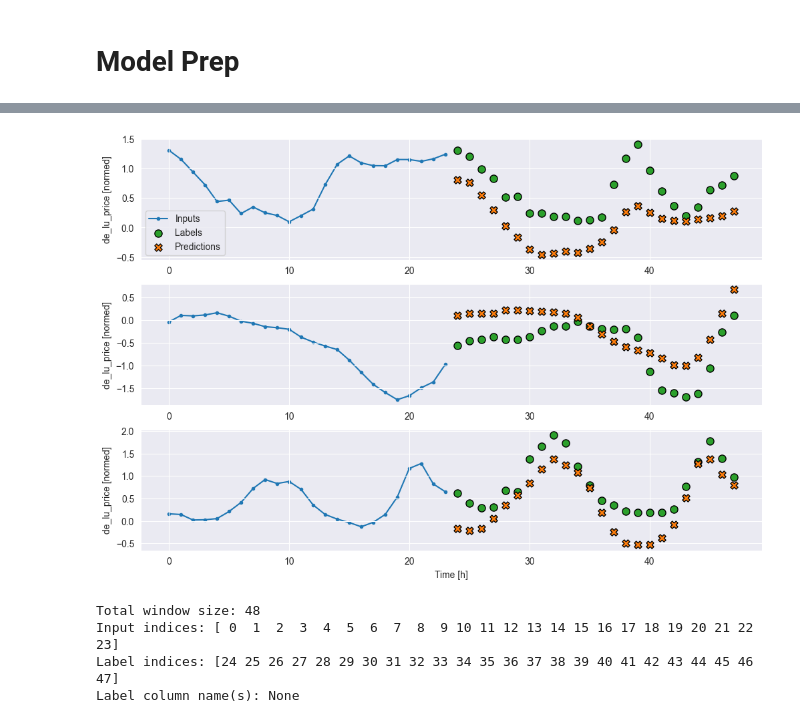
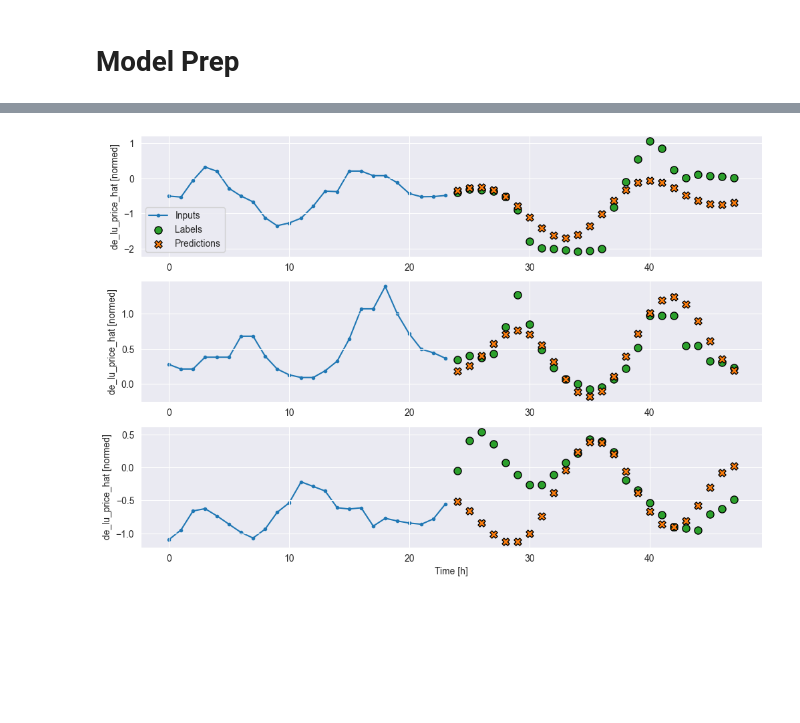
Before and after one commit to valentin-17/epf, a Jupyter notebook: notebooks/exploratory_analysis.ipynb, the cells around one changed output, grey strips where cells are left out. Cells and saved outputs as stored; diff of their text form; code cells hidden in the pictures; blank space fills up the shorter version.

```diff
--- a/notebooks/exploratory_analysis.ipynb
+++ b/notebooks/exploratory_analysis.ipynb
@@ -252,14 +251,14 @@ features
 # Model Prep
 # %%
 # train validation test splits 70, 20, 10
-column_indices = {name: i for i, name in enumerate(features.columns)}
+column_indices = {name: i for i, name in enumerate(feature_set.columns)}
 
-n = len(features)
-train_df = features[0:int(n*0.7)]
-validation_df = features[int(n*0.7):int(n*0.9)]
-test_df = features[int(n*0.9):]
+n = len(feature_set)
+train_df = feature_set[0:int(n*0.7)]
+validation_df = feature_set[int(n*0.7):int(n*0.9)]
+test_df = feature_set[int(n*0.9):]
 
-num_features = features.shape[1]
+num_features = feature_set.shape[1]
 # %%
 # normalization
 train_mean = train_df.mean()
@@ -367,7 +366,7 @@ class WindowGenerator():
         self._example = result
       return result
 
-    def plot(self, model=None, plot_col="de_lu_price", max_subplots=3):
+    def plot(self, model=None, plot_col="de_lu_price_hat", max_subplots=3):
       inputs, labels = self.example
       plt.figure(figsize=(12, 8))
       plot_col_index = self.column_indices[plot_col]
@@ -424,0 +418,7 @@ def compile_and_fit(model, window, patience=2):
+# %%
+OUT_STEPS = 24
+window = WindowGenerator(
+    input_width=24,
+    label_width=OUT_STEPS,
+    shift=OUT_STEPS,
+    label_columns=["de_lu_price_hat"])
@@ -425,7 +427,11 @@ def compile_and_fit(model, window, patience=2):
 # %%
-lstm_model = tf.keras.models.Sequential([
-    # Shape [batch, time, features] => [batch, time, lstm_units]
-    tf.keras.layers.LSTM(32, return_sequences=True),
-    # Shape => [batch, time, features]
-    tf.keras.layers.Dense(units=1)
+lstm_model = tf.keras.Sequential([
+    # Shape [batch, time, features] => [batch, lstm_units].
+    # Adding more `lstm_units` just overfits more quickly.
+    tf.keras.layers.LSTM(32, return_sequences=False),
+    # Shape => [batch, out_steps*features].
+    tf.keras.layers.Dense(OUT_STEPS*num_features,
+                          kernel_initializer=tf.initializers.zeros()),
+    # Shape => [batch, out_steps, features].
+    tf.keras.layers.Reshape([OUT_STEPS, num_features])
 ])
@@ -447,16 +527,4 @@ Epoch 6/20
 # %%
-window.plot(lstm_model, "de_lu_price")
+window.plot(lstm_model, "de_lu_price_hat")
 # %% [output]
-[figure, old version]
+[figure, new version]
-# %%
-OUT_STEPS = 24
-multi_window = WindowGenerator(input_width=24,
-                               label_width=OUT_STEPS,
-                               shift=OUT_STEPS)
-
-multi_window
-# %% [output]
-Total window size: 48
-Input indices: [ 0  1  2  3  4  5  6  7  8  9 10 11 12 13 14 15 16 17 18 19 20 21 22 23]
-Label indices: [24 25 26 27 28 29 30 31 32 33 34 35 36 37 38 39 40 41 42 43 44 45 46 47]
-Label column name(s): None
```
Also changed, not shown: parts of 36 cells of this notebook, 1 other file.
